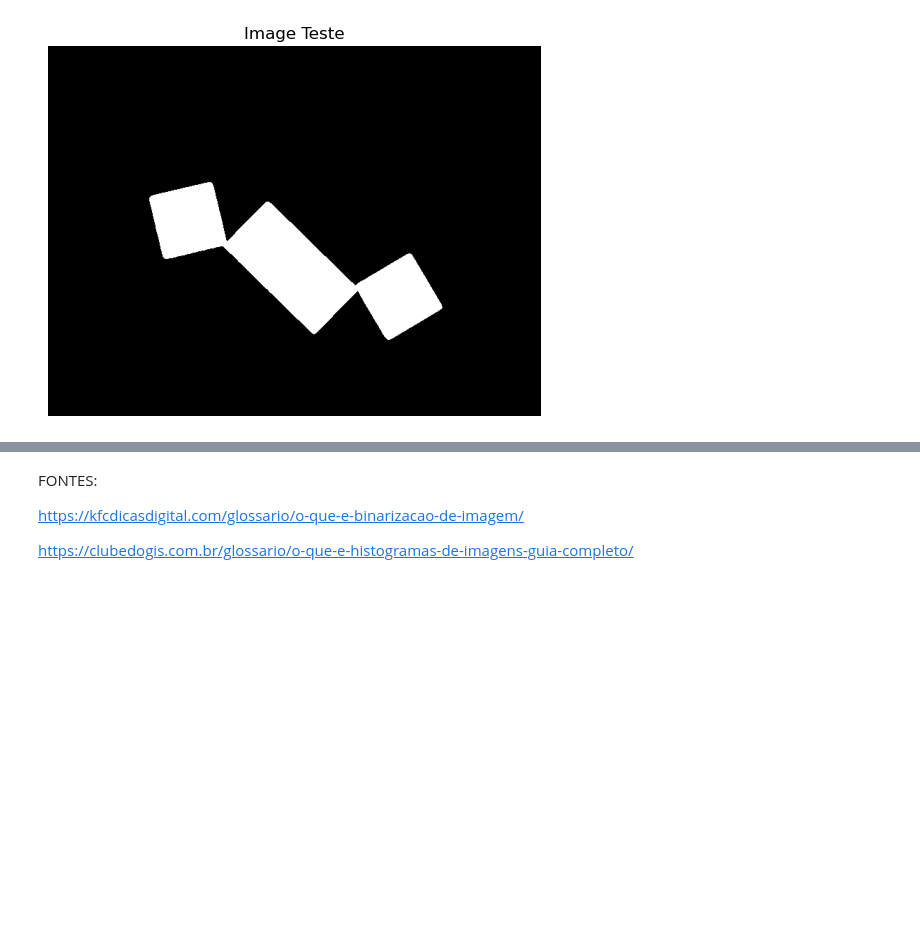
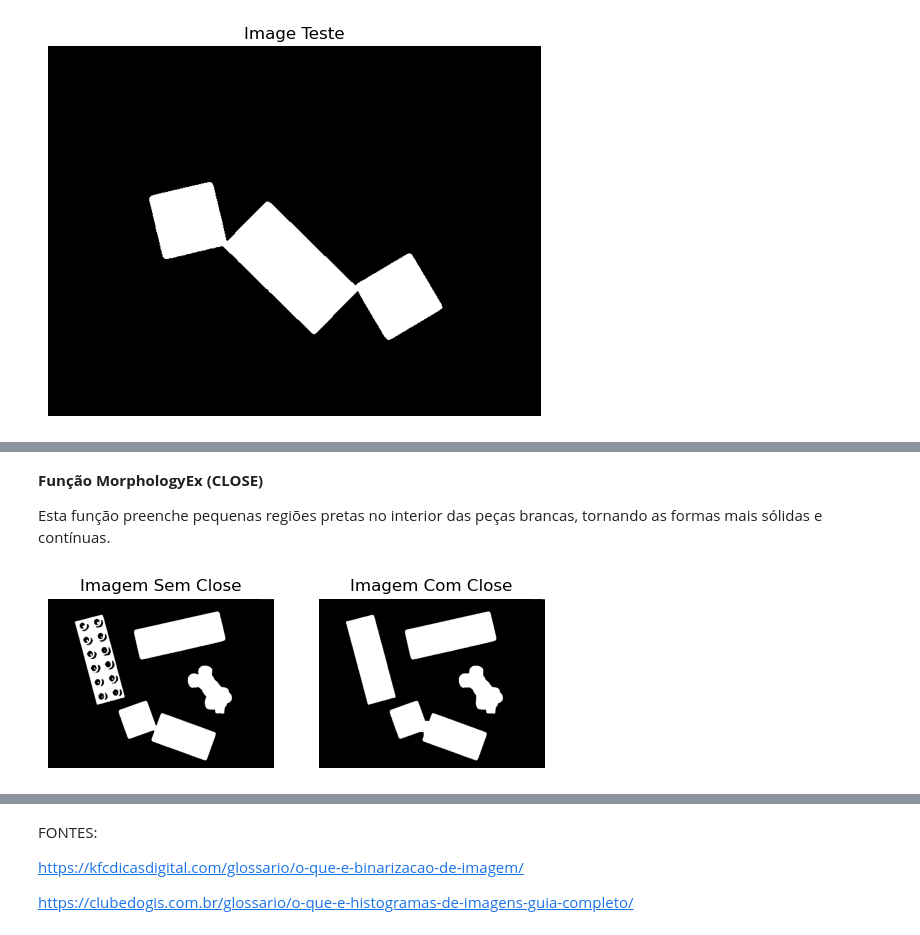
Before and after one commit to miguelac4/piv_tp1, a Jupyter notebook: src/trabalho_pratico1.ipynb, the cells around one changed output, grey strips where cells are left out. Cells and saved outputs as stored; diff of their text form; code cells hidden in the pictures; blank space fills up the shorter version.

```diff
--- a/src/trabalho_pratico1.ipynb
+++ b/src/trabalho_pratico1.ipynb
@@ -363,0 +461,20 @@ plt.show()
+# %% [markdown]
+**Função MorphologyEx (CLOSE)**
+
+Esta função preenche pequenas regiões pretas no interior das peças brancas, tornando as formas mais sólidas e contínuas.
+# %%
+# Fechar Buracos
+# Fui ajustando o valor de kernel para conseguir prencher os buracos da peça exemplo que estou a usar.
+img_closed1 = cv2.morphologyEx(bw14, cv2.MORPH_CLOSE, kernel)
+plt.subplot(1,2,1)
+plt.imshow(bw14, cmap='gray')
+plt.title("Imagem Sem Close")
+plt.axis("off")
+
+plt.subplot(1,2,2)
+plt.imshow(img_closed1, cmap='gray')
+plt.title("Imagem Com Close")
+plt.axis("off")
+plt.show()
+# %% [output]
+[figure, added]
```
Also changed, not shown: parts of 18 cells of this notebook.
